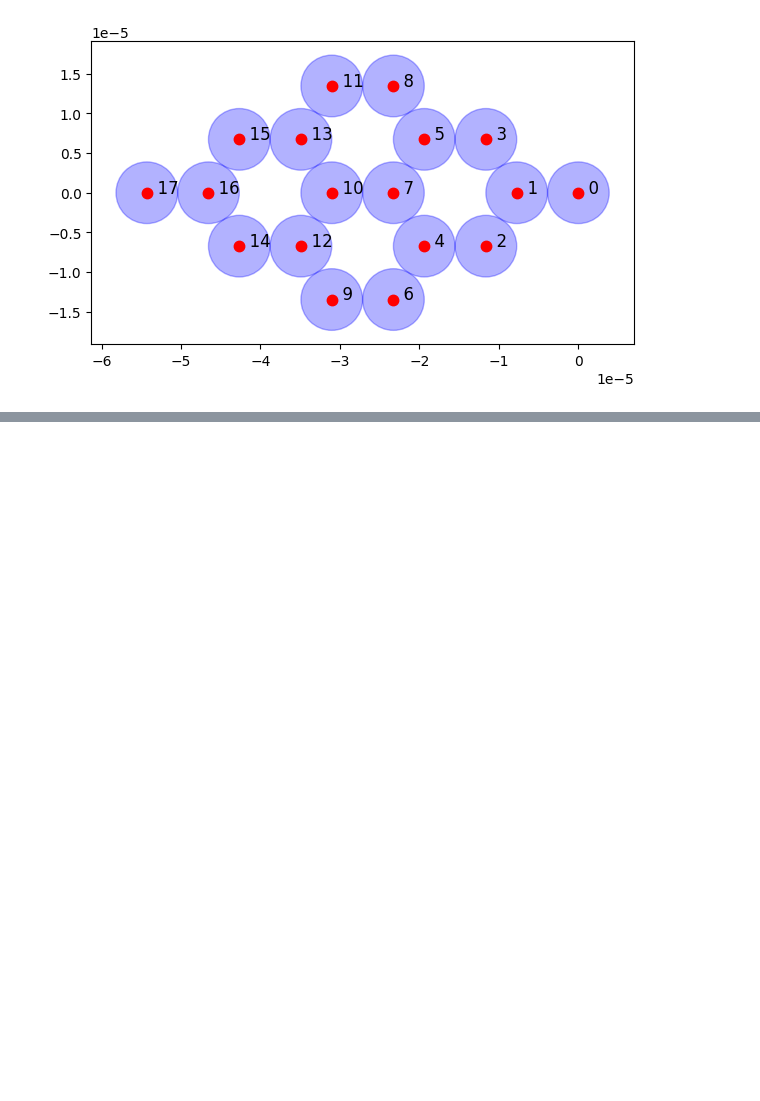
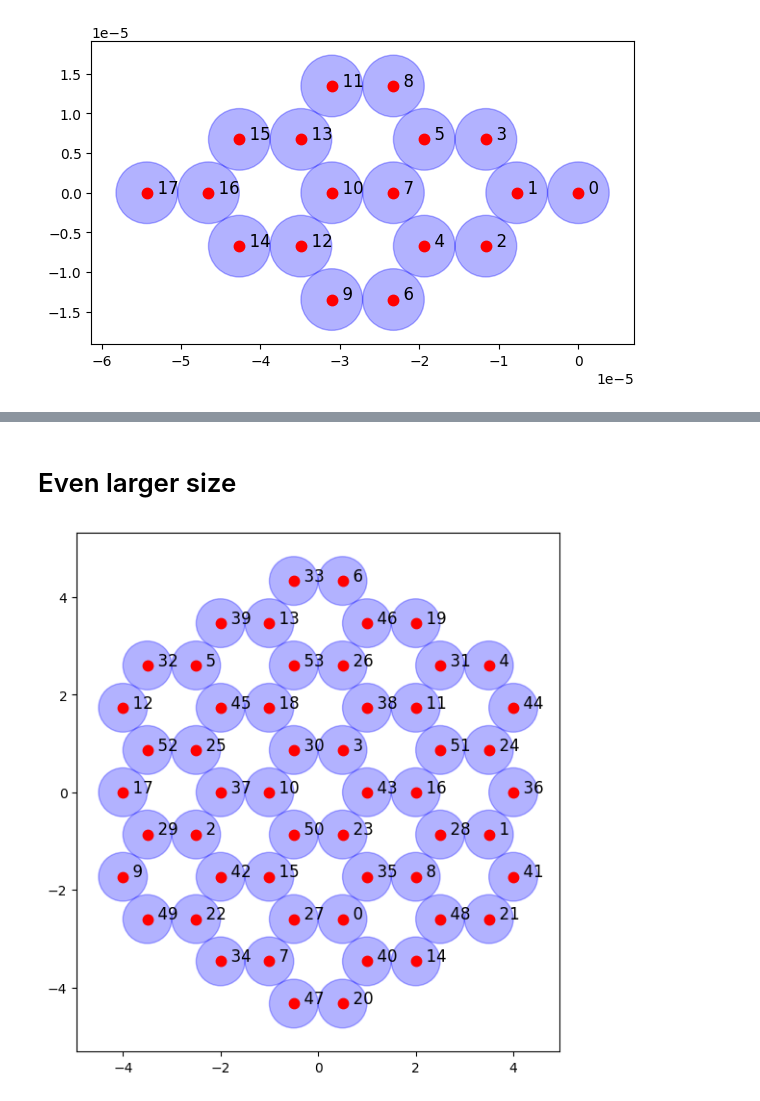
Before and after one commit to cmc-ucl/rydberg_atoms, a Jupyter notebook: 4_QUBO_open_geometry_positive_coefficients_only_NN_only_one_R_adiabatic_program.ipynb, the cells around one changed output, grey strips where cells are left out. Saved outputs shown, nothing was run; the diff lists cells and outputs as text; code cells hidden in the pictures; blank space fills up the shorter version.

Commit message:
add the even larger system

```diff
--- a/4_QUBO_open_geometry_positive_coefficients_only_NN_only_one_R_adiabatic_program.ipynb
+++ b/4_QUBO_open_geometry_positive_coefficients_only_NN_only_one_R_adiabatic_program.ipynb
@@ -337,0 +339,64 @@ show_coords(coords, radius=R)
+# %% [markdown]
+# Even larger size
+# %%
+coords0 = [[-5.19615242e+00,  1.00000000e+00,  0.00000000e+00],
+       [-1.73205081e+00,  7.00000000e+00,  0.00000000e+00],
+       [-1.73205081e+00, -5.00000000e+00,  0.00000000e+00],
+       [ 1.73205081e+00,  1.00000000e+00,  0.00000000e+00],
+       [ 5.19615242e+00,  7.00000000e+00,  0.00000000e+00],
+       [ 5.19615242e+00, -5.00000000e+00,  0.00000000e+00],
+       [ 8.66025403e+00,  1.00000000e+00,  0.00000000e+00],
+       [-6.92820323e+00, -2.00000000e+00,  0.00000000e+00],
+       [-3.46410161e+00,  4.00000000e+00,  0.00000000e+00],
+       [-3.46410161e+00, -8.00000000e+00,  0.00000000e+00],
+       [-1.36160759e-15, -2.00000000e+00,  0.00000000e+00],
+       [ 3.46410161e+00,  4.00000000e+00,  0.00000000e+00],
+       [ 3.46410161e+00, -8.00000000e+00,  0.00000000e+00],
+       [ 6.92820323e+00, -2.00000000e+00,  0.00000000e+00],
+       [-6.92820323e+00,  4.00000000e+00,  0.00000000e+00],
+       [-3.46410161e+00, -2.00000000e+00,  0.00000000e+00],
+       [-2.74305690e-15,  4.00000000e+00,  0.00000000e+00],
+       [-2.72887387e-15, -8.00000000e+00,  0.00000000e+00],
+       [ 3.46410161e+00, -2.00000000e+00,  0.00000000e+00],
+       [ 6.92820323e+00,  4.00000000e+00,  0.00000000e+00],
+       [-8.66025403e+00,  1.00000000e+00,  0.00000000e+00],
+       [-5.19615242e+00,  7.00000000e+00,  0.00000000e+00],
+       [-5.19615242e+00, -5.00000000e+00,  0.00000000e+00],
+       [-1.73205081e+00,  1.00000000e+00,  0.00000000e+00],
+       [ 1.73205081e+00,  7.00000000e+00,  0.00000000e+00],
+       [ 1.73205081e+00, -5.00000000e+00,  0.00000000e+00],
+       [ 5.19615242e+00,  1.00000000e+00,  0.00000000e+00],
+       [-5.19615242e+00, -1.00000000e+00,  0.00000000e+00],
+       [-1.73205081e+00,  5.00000000e+00,  0.00000000e+00],
+       [-1.73205081e+00, -7.00000000e+00,  0.00000000e+00],
+       [ 1.73205081e+00, -1.00000000e+00,  0.00000000e+00],
+       [ 5.19615242e+00,  5.00000000e+00,  0.00000000e+00],
+       [ 5.19615242e+00, -7.00000000e+00,  0.00000000e+00],
+       [ 8.66025403e+00, -1.00000000e+00,  0.00000000e+00],
+       [-6.92820323e+00, -4.00000000e+00,  0.00000000e+00],
+       [-3.46410161e+00,  2.00000000e+00,  0.00000000e+00],
+       [-1.19391193e-15,  8.00000000e+00,  0.00000000e+00],
+       [-4.08429358e-15, -4.00000000e+00,  0.00000000e+00],
+       [ 3.46410161e+00,  2.00000000e+00,  0.00000000e+00],
+       [ 6.92820323e+00, -4.00000000e+00,  0.00000000e+00],
+       [-6.92820323e+00,  2.00000000e+00,  0.00000000e+00],
+       [-3.46410161e+00,  8.00000000e+00,  0.00000000e+00],
+       [-3.46410161e+00, -4.00000000e+00,  0.00000000e+00],
+       [-4.06310117e-15,  2.00000000e+00,  0.00000000e+00],
+       [ 3.46410161e+00,  8.00000000e+00,  0.00000000e+00],
+       [ 3.46410161e+00, -4.00000000e+00,  0.00000000e+00],
+       [ 6.92820323e+00,  2.00000000e+00,  0.00000000e+00],
+       [-8.66025403e+00, -1.00000000e+00,  0.00000000e+00],
+       [-5.19615242e+00,  5.00000000e+00,  0.00000000e+00],
+       [-5.19615242e+00, -7.00000000e+00,  0.00000000e+00],
+       [-1.73205081e+00, -1.00000000e+00,  0.00000000e+00],
+       [ 1.73205081e+00,  5.00000000e+00,  0.00000000e+00],
+       [ 1.73205081e+00, -7.00000000e+00,  0.00000000e+00],
+       [ 5.19615242e+00, -1.00000000e+00,  0.00000000e+00]]
+
+coords0 = np.array(coords0) / 2
+coords = [[item[1], item[0]] for item in coords0] # Rotate by 90 degrees so that the y-separation is larger than 4 um
+
+show_coords(coords)
+# %% [output]
+[figure, added]
```
Also changed, not shown: parts of 9 cells of this notebook.
